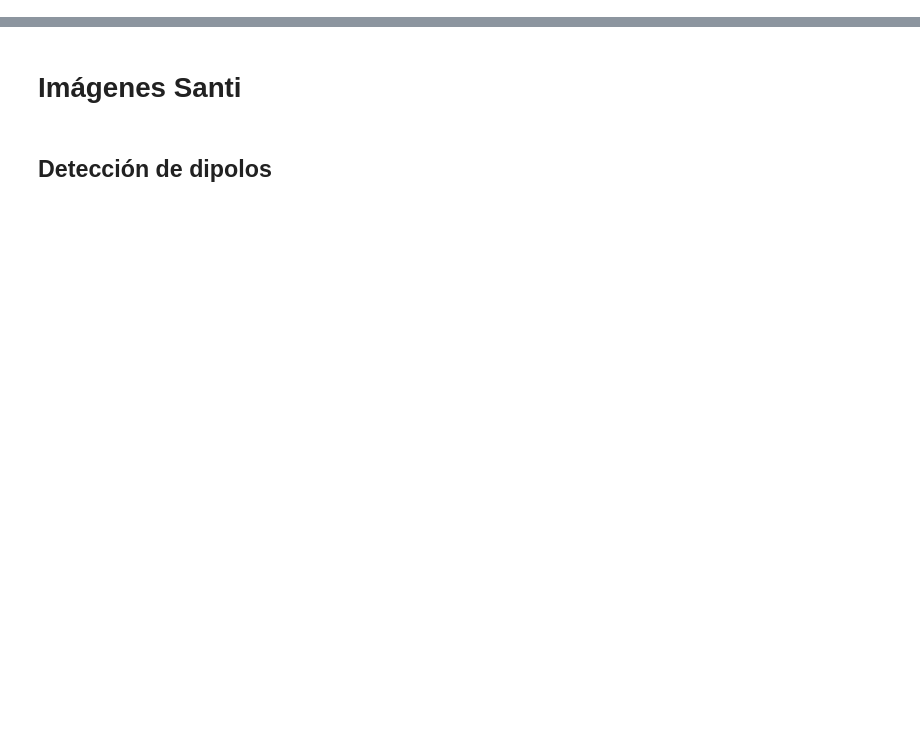
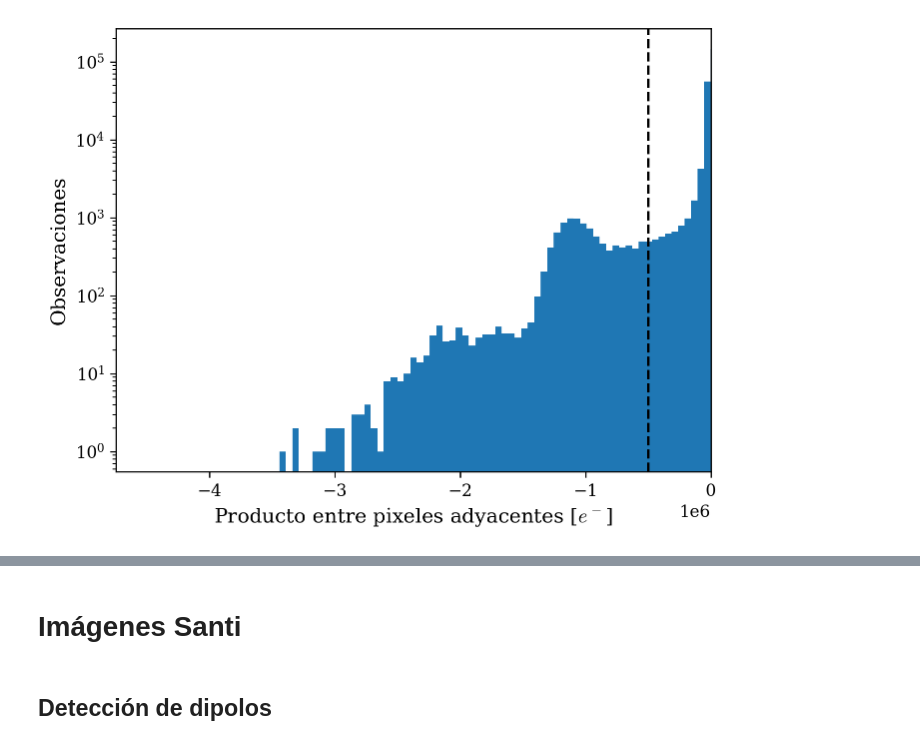
Before and after one commit to agustinbrusco/LAMBDA_Hub, a Jupyter notebook: skipper_image_analysis/pocket_analysis.ipynb, the cells around one changed output, grey strips where cells are left out. Drawn from its saved outputs; the diff is of its cells as text; code cells hidden in the pictures; blank space fills up the shorter version.

```diff
--- a/skipper_image_analysis/pocket_analysis.ipynb
+++ b/skipper_image_analysis/pocket_analysis.ipynb
@@ -21,10 +21,18 @@ plt.rcParams["legend.fontsize"] = "medium"
 plt.rcParams["axes.labelsize"] = "large"
 
 
-ganancia = {
+GANANCIA = {
     0: 210,
     1: 232,
     2: 207,
     3: 159
 }
 PRESCAN_PIX = 8
+
+CARPETAS_POR_TEMP: dict[str, list[str]] = {
+    # 126: ["skipper_data/TRAPS/09NOV2023/",],
+    # 127: ["skipper_data/TRAPS/16NOV2023_127K/",],
+    140: ["skipper_data/TRAPS/10NOV2023_140K/", "skipper_data/TRAPS/16NOV2023_140K/"],
+    150: ["skipper_data/TRAPS/11NOV2023_150K/", "skipper_data/TRAPS/11NOV2023_150K_bis/", "skipper_data/TRAPS/16NOV2023_150K"],
+
+}
@@ -67,0 +151,16 @@ def filtro_dipolos(test_frame, threshold, corte_simetria):
+# %%
+# Lectura del Frame y Corrección del Overscan
+frame_idx = 0
+test_frame = prepare_frame(test_image, frame_idx)  # e⁻
+
+plt.close("all")
+%matplotlib widget
+fig, ax = plt.subplots(1, 1)
+fig.set_label(f"Frame {frame_idx}")
+mappable = ax.imshow(test_frame, cmap="viridis")
+ax.set_xlabel("Columnas")
+ax.set_ylabel("Filas")
+# ax.set_xlim(100, 150)
+# ax.set_ylim(100, 150)
+plt.colorbar(mappable, label=r"$e^-$", ax=ax)
+plt.show()
@@ -67,0 +173,15 @@ def filtro_dipolos(test_frame, threshold, corte_simetria):
+# %%
+# EN PROGRESO...
+plt.close("all")
+%matplotlib inline
+prod_arr = test_frame[:-1] * test_frame[1:]
+plt.hist(prod_arr.flatten(), bins = 500)
+plt.xlim(xmax = 0)
+plt.yscale('log')
+plt.axvline(x = -threshold, color='k', ls = '--')
+plt.xlabel("Producto entre pixeles adyacentes [$e^-$]")
+plt.ylabel("Observaciones")
+#plt.ylim(ymax = 100)
+plt.show()
+# %% [output]
+[figure, added]
```
Also changed, not shown: parts of 33 cells of this notebook.
